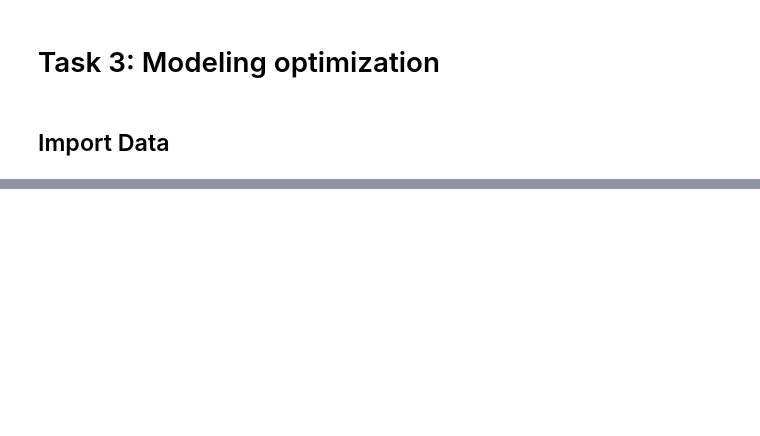
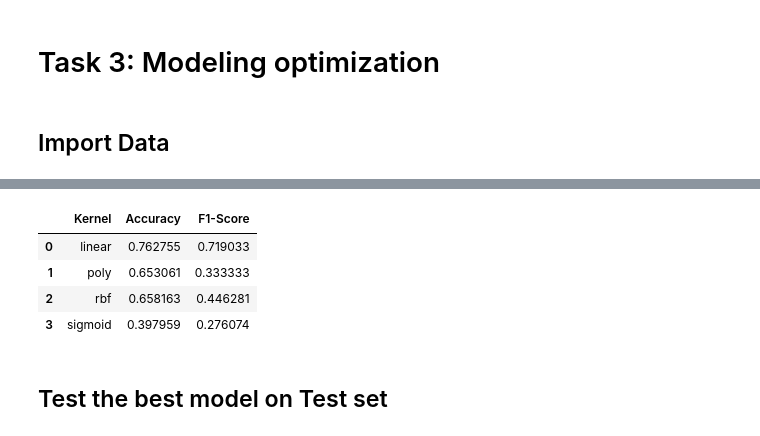
Before and after one commit to john2408/project_intro_ai, a Jupyter notebook: notebooks/Samuel/Task 3 Modeling_optimization.ipynb, the cells around one changed output, grey strips where cells are left out. Saved outputs shown, nothing was run; the diff lists cells and outputs as text; code cells hidden in the pictures; blank space fills up the shorter version.

```diff
--- a/notebooks/Samuel/Task 3 Modeling_optimization.ipynb
+++ b/notebooks/Samuel/Task 3 Modeling_optimization.ipynb
@@ -40,3 +129,42 @@ df_train.shape, df_test.shape
+# %%
+from sklearn.svm import SVC
+
+# Initialize DataFrame to store results
+df_kernel_comparison = pd.DataFrame(columns=['Kernel', 'Accuracy', 'F1-Score'])
+
+for kernel in ['linear', 'poly', 'rbf', 'sigmoid']:
+
+    # Initialisiere das SVM-Modell mit einem linearen Kernel
+    svm_model = SVC(kernel= kernel)
+
+    # Trainiere das Modell mit den Trainingsdaten
+    svm_model.fit(x_train, y_train)
+
+    # Make predictions on the validation data
+    y_pred = svm_model.predict(x_test)
+
+    # Berechne Accuracy und F1-Score
+    accuracy = accuracy_score(y_test, y_pred)
+    f1 = f1_score(y_test, y_pred)
+
+    # Store results in DataFrame
+    new_row = pd.DataFrame({'Kernel': [kernel], 'Accuracy': [accuracy], 'F1-Score': [f1]})
+
+    # Check whether df_kernel_comparison is empty
+    if df_kernel_comparison.empty:
+        df_kernel_comparison = new_row  # Directly assign if df_kernel_comparison is empty
+    else:
+        df_kernel_comparison = pd.concat([df_kernel_comparison, new_row], ignore_index=True)
+
+df_kernel_comparison
+# %% [output]
+|  | Kernel | Accuracy | F1-Score |
+| 0 | linear | 0.762755 | 0.719033 |
+| 1 | poly | 0.653061 | 0.333333 |
+| 2 | rbf | 0.658163 | 0.446281 |
+| 3 | sigmoid | 0.397959 | 0.276074 |
+# %% [markdown]
+## Test the best model on Test set
 # %%
 x_train = df_train.drop('user_of_latest_model', axis=1)
 
```
Also changed, not shown: parts of 11 cells of this notebook.
